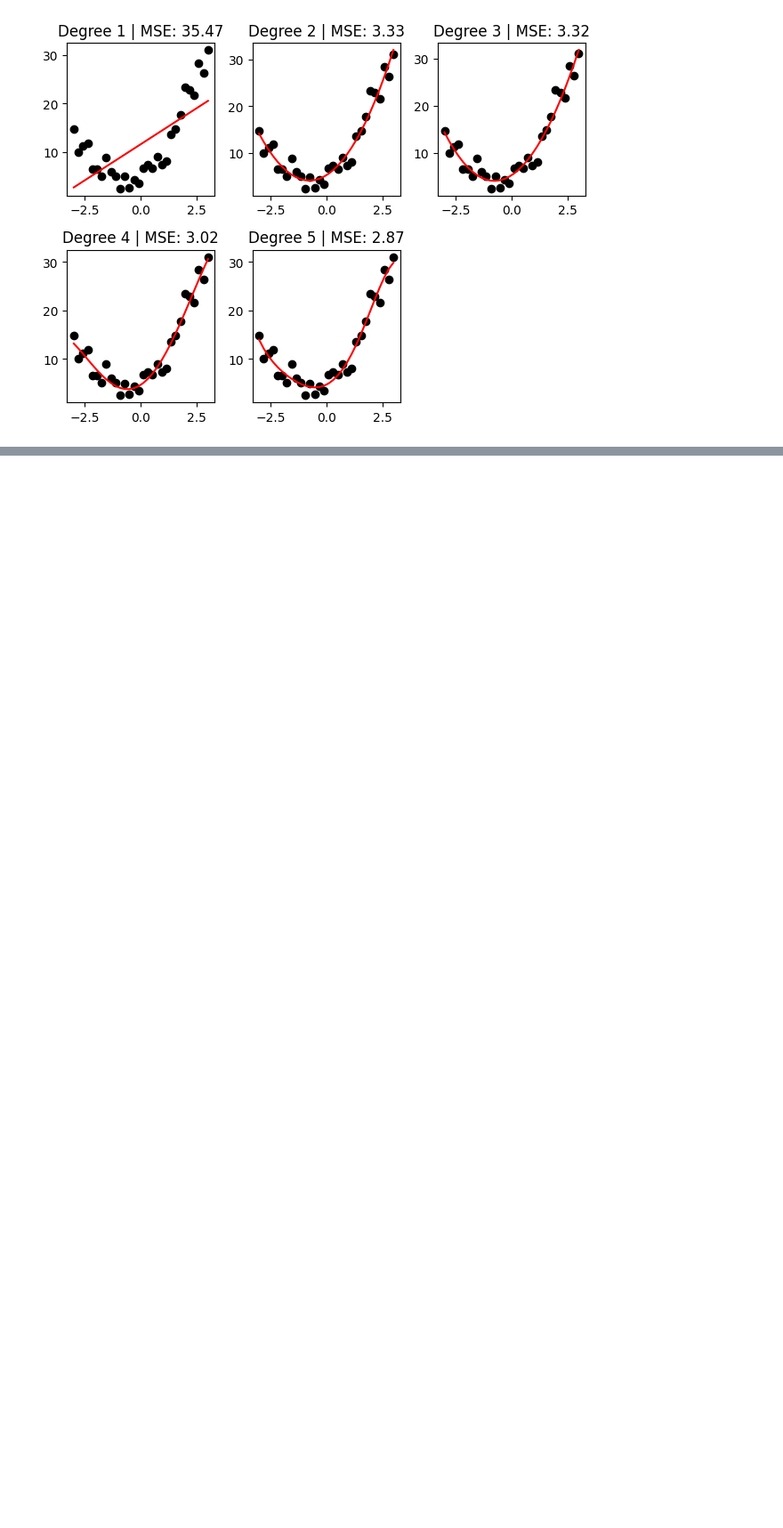
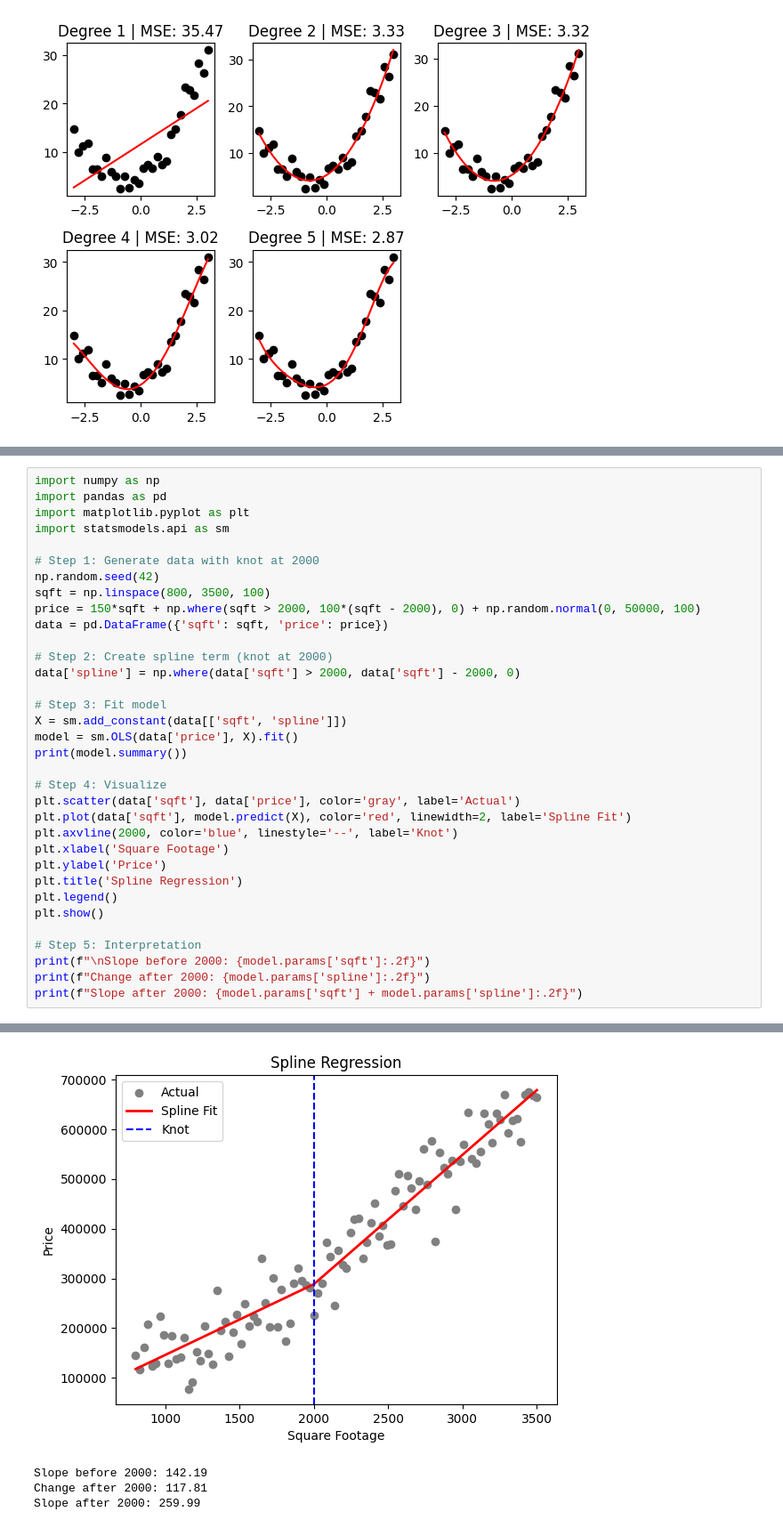
Before and after one commit to AJAmit17/SML, a Jupyter notebook: final.ipynb, the cells around one changed output, grey strips where cells are left out. Shown at 89% size. Saved outputs shown, nothing was run; the diff lists cells and outputs as text; blank space fills up the shorter version.

```diff
--- a/final.ipynb
+++ b/final.ipynb
@@ -269,0 +322,35 @@ plt.show()
+# %%
+import numpy as np
+import pandas as pd
+import matplotlib.pyplot as plt
+import statsmodels.api as sm
+
+# Step 1: Generate data with knot at 2000
+np.random.seed(42)
+sqft = np.linspace(800, 3500, 100)
+price = 150*sqft + np.where(sqft > 2000, 100*(sqft - 2000), 0) + np.random.normal(0, 50000, 100)
+data = pd.DataFrame({'sqft': sqft, 'price': price})
+
+# Step 2: Create spline term (knot at 2000)
+data['spline'] = np.where(data['sqft'] > 2000, data['sqft'] - 2000, 0)
+
+# Step 3: Fit model
+X = sm.add_constant(data[['sqft', 'spline']])
+model = sm.OLS(data['price'], X).fit()
+print(model.summary())
+
+# Step 4: Visualize
+plt.scatter(data['sqft'], data['price'], color='gray', label='Actual')
+plt.plot(data['sqft'], model.predict(X), color='red', linewidth=2, label='Spline Fit')
+plt.axvline(2000, color='blue', linestyle='--', label='Knot')
+plt.xlabel('Square Footage')
+plt.ylabel('Price')
+plt.title('Spline Regression')
+plt.legend()
+plt.show()
+
+# Step 5: Interpretation
+print(f"\nSlope before 2000: {model.params['sqft']:.2f}")
+print(f"Change after 2000: {model.params['spline']:.2f}")
+print(f"Slope after 2000: {model.params['sqft'] + model.params['spline']:.2f}")
+# %% [output]
@@ -269,0 +374,4 @@ plt.show()
+[figure, added]
+Slope before 2000: 142.19
+Change after 2000: 117.81
+Slope after 2000: 259.99
```
Also changed, not shown: parts of 6 cells of this notebook.
